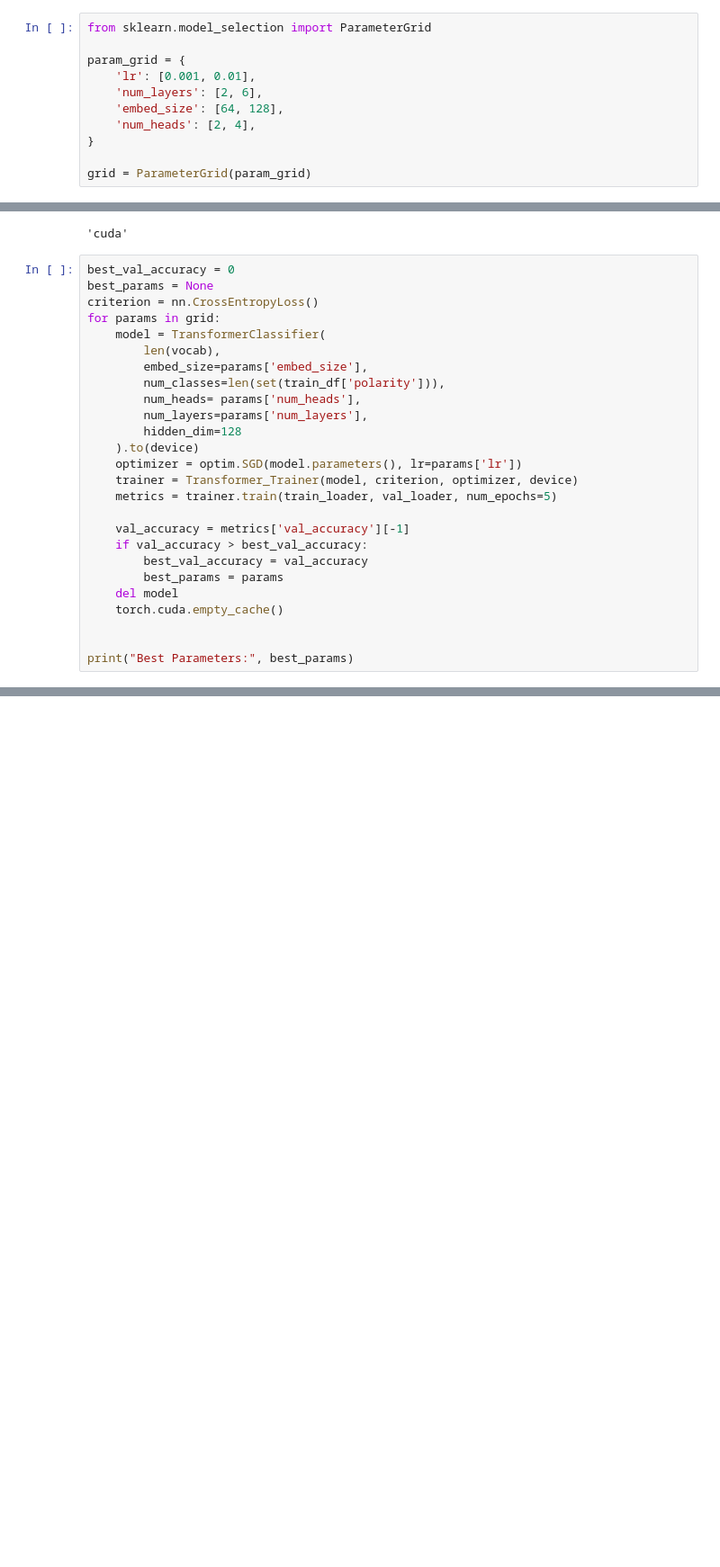
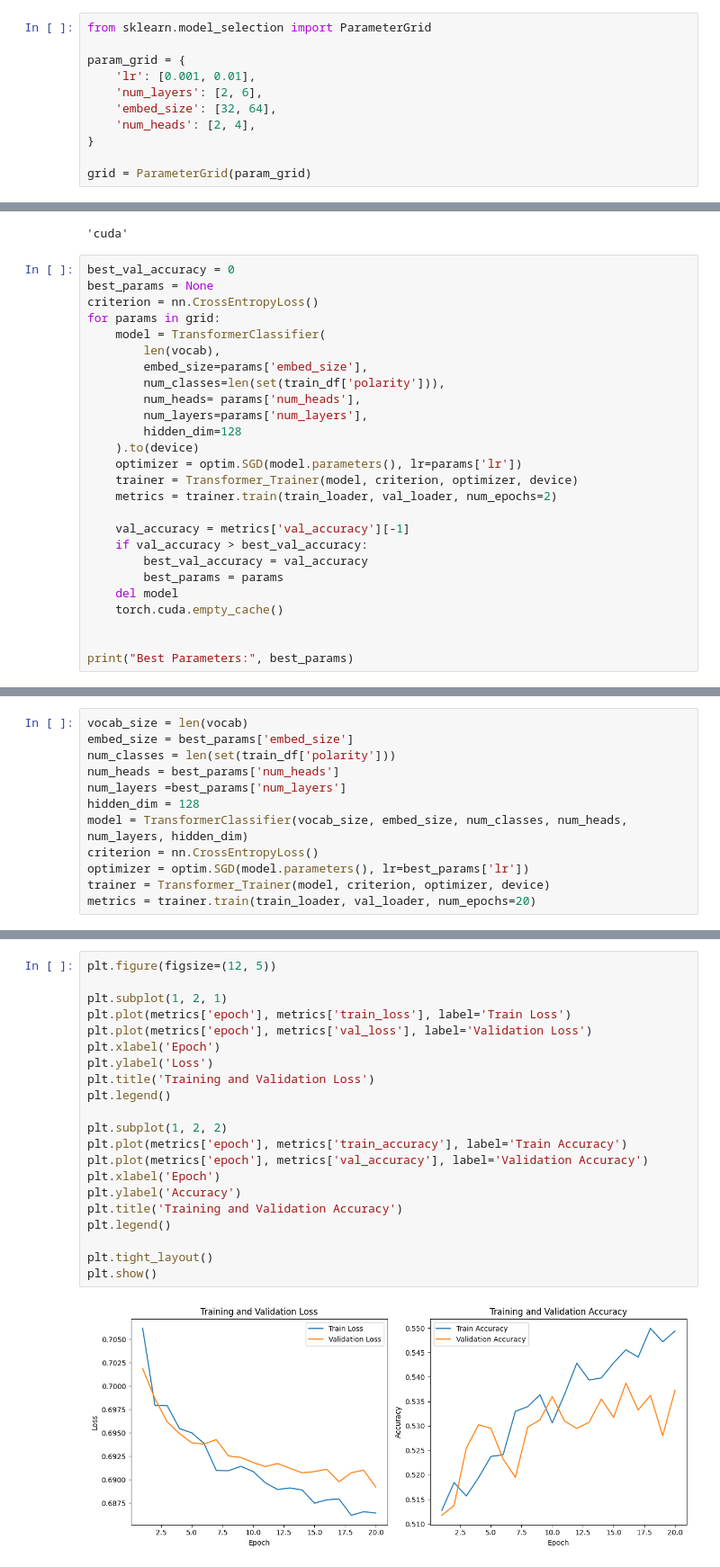
Before and after one commit to nguyenmai333/sma-project, a Jupyter notebook: sma.ipynb, the cells around one changed output, grey strips where cells are left out. Shown at 90% size. Saved outputs shown, nothing was run; the diff lists cells and outputs as text; blank space fills up the shorter version.

```diff
--- a/sma.ipynb
+++ b/sma.ipynb
@@ -686,7 +686,7 @@ from sklearn.model_selection import ParameterGrid
 param_grid = {
     'lr': [0.001, 0.01],
     'num_layers': [2, 6],
-    'embed_size': [64, 128],
+    'embed_size': [32, 64],
     'num_heads': [2, 4],
 }
 
@@ -715,7 +715,7 @@ for params in grid:
     ).to(device)
     optimizer = optim.SGD(model.parameters(), lr=params['lr'])
     trainer = Transformer_Trainer(model, criterion, optimizer, device)
-    metrics = trainer.train(train_loader, val_loader, num_epochs=5)
+    metrics = trainer.train(train_loader, val_loader, num_epochs=2)
 
     val_accuracy = metrics['val_accuracy'][-1]
     if val_accuracy > best_val_accuracy:
@@ -767,2 +759,13 @@ metrics = trainer.train(train_loader, val_loader, num_epochs=10)
 # %%
+vocab_size = len(vocab)
+embed_size = best_params['embed_size']
+num_classes = len(set(train_df['polarity']))
+num_heads = best_params['num_heads']
+num_layers =best_params['num_layers']
+hidden_dim = 128
+model = TransformerClassifier(vocab_size, embed_size, num_classes, num_heads, num_layers, hidden_dim)
+criterion = nn.CrossEntropyLoss()
+optimizer = optim.SGD(model.parameters(), lr=best_params['lr'])
+trainer = Transformer_Trainer(model, criterion, optimizer, device)
+metrics = trainer.train(train_loader, val_loader, num_epochs=20)
 # %% [output]
@@ -769,0 +797,23 @@ TypeError: 'SGD' object is not callable
+# %%
+plt.figure(figsize=(12, 5))
+
+plt.subplot(1, 2, 1)
+plt.plot(metrics['epoch'], metrics['train_loss'], label='Train Loss')
+plt.plot(metrics['epoch'], metrics['val_loss'], label='Validation Loss')
+plt.xlabel('Epoch')
+plt.ylabel('Loss')
+plt.title('Training and Validation Loss')
+plt.legend()
+
+plt.subplot(1, 2, 2)
+plt.plot(metrics['epoch'], metrics['train_accuracy'], label='Train Accuracy')
+plt.plot(metrics['epoch'], metrics['val_accuracy'], label='Validation Accuracy')
+plt.xlabel('Epoch')
+plt.ylabel('Accuracy')
+plt.title('Training and Validation Accuracy')
+plt.legend()
+
+plt.tight_layout()
+plt.show()
+# %% [output]
+[figure, added]
```
Also changed, not shown: parts of 5 cells of this notebook.
